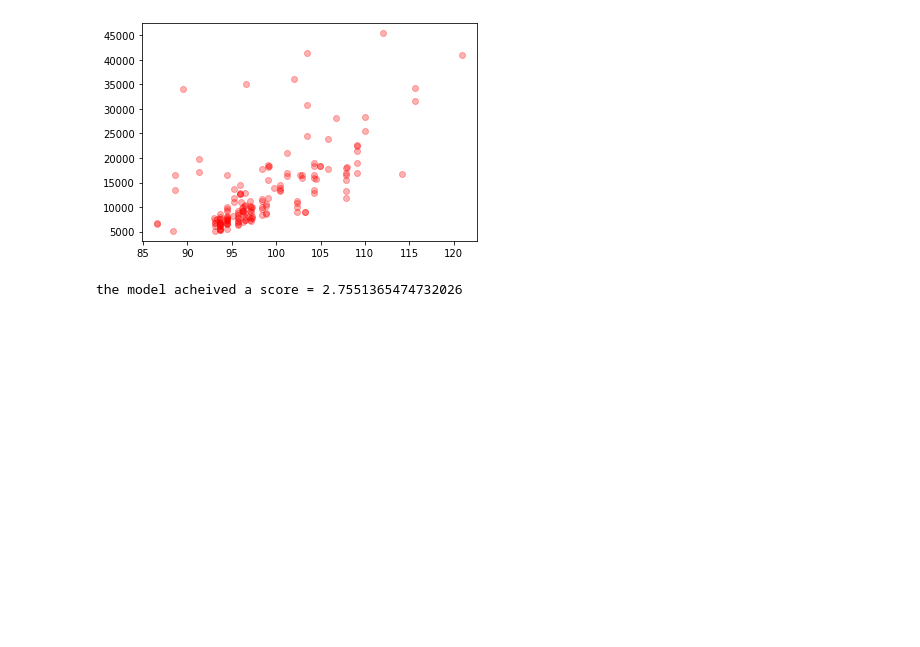
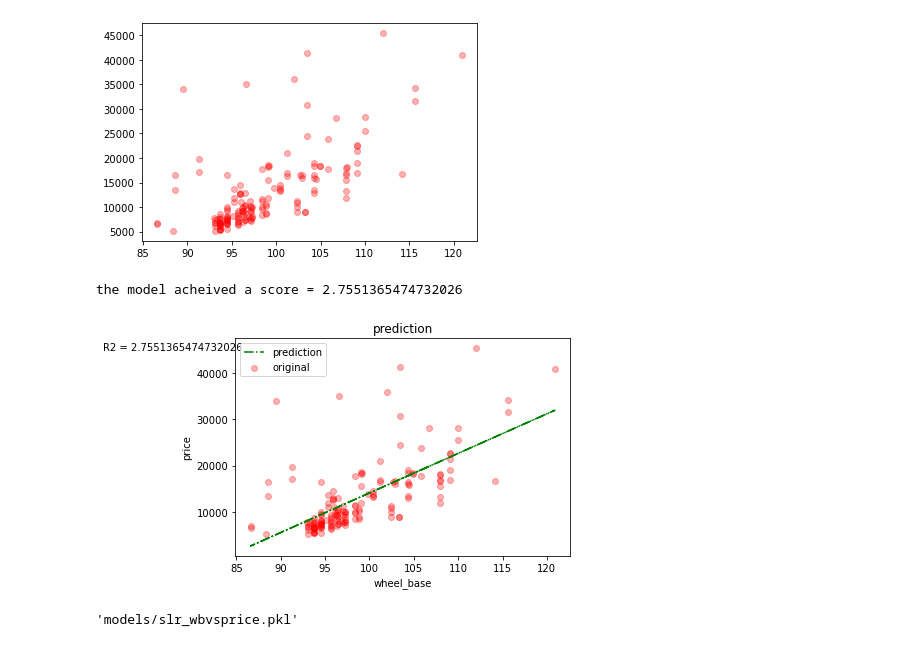
Before and after one commit to Barnwalswati/ML, a Jupyter notebook: task_wheel_base.ipynb, the cells around one changed output. Saved outputs shown, nothing was run; the diff lists cells and outputs as text; code cells hidden in the pictures; blank space fills up the shorter version.

```diff
--- a/task_wheel_base.ipynb
+++ b/task_wheel_base.ipynb
@@ -75,3 +69,16 @@ score = model.score(testx,testy) * 100
 print(f'the model acheived a score = {score}')
 # %% [output]
 the model acheived a score = 2.7551365474732026
+# %%
+ypred = model.predict(trainx)
+# %%
+plt.scatter(trainx,trainy,c='red',alpha=.3,label='original')
+plt.plot(trainx,ypred,'g-.',label='prediction')
+plt.title("prediction")
+plt.xlabel('wheel_base')
+plt.ylabel('price')
+plt.text(70,45000,f'R2 = {score}')
+plt.legend()
+plt.show()
+# %% [output]
+[figure, added]
@@ -77,0 +92,4 @@ the model acheived a score = 2.7551365474732026
+# %%
+save_model()
+# %% [output]
+'models/slr_wbvsprice.pkl'
```
Also changed, not shown: parts of 4 cells of this notebook, 10 other files.
